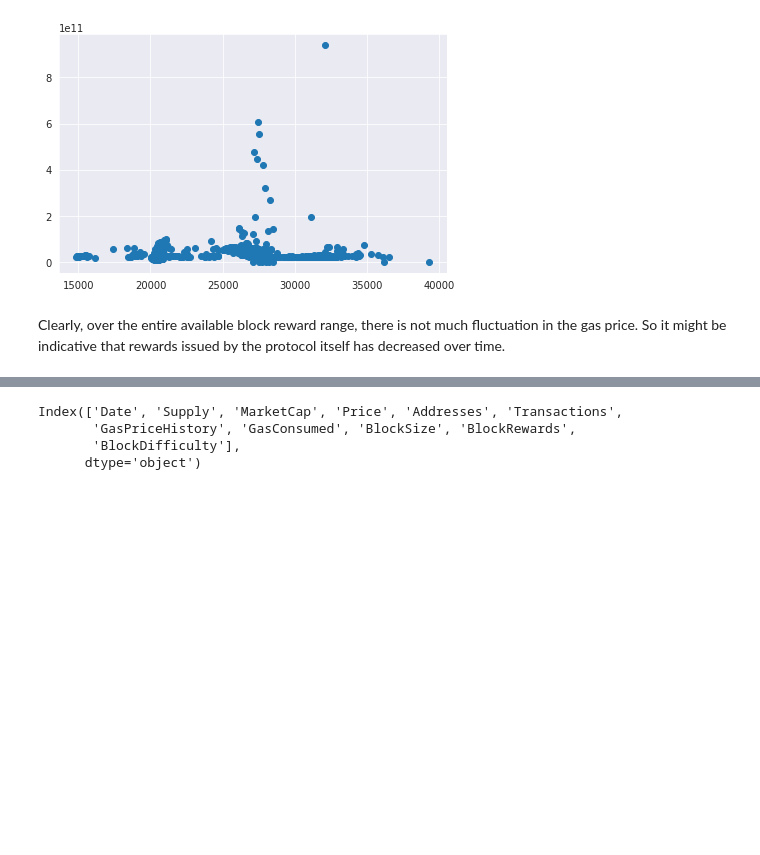
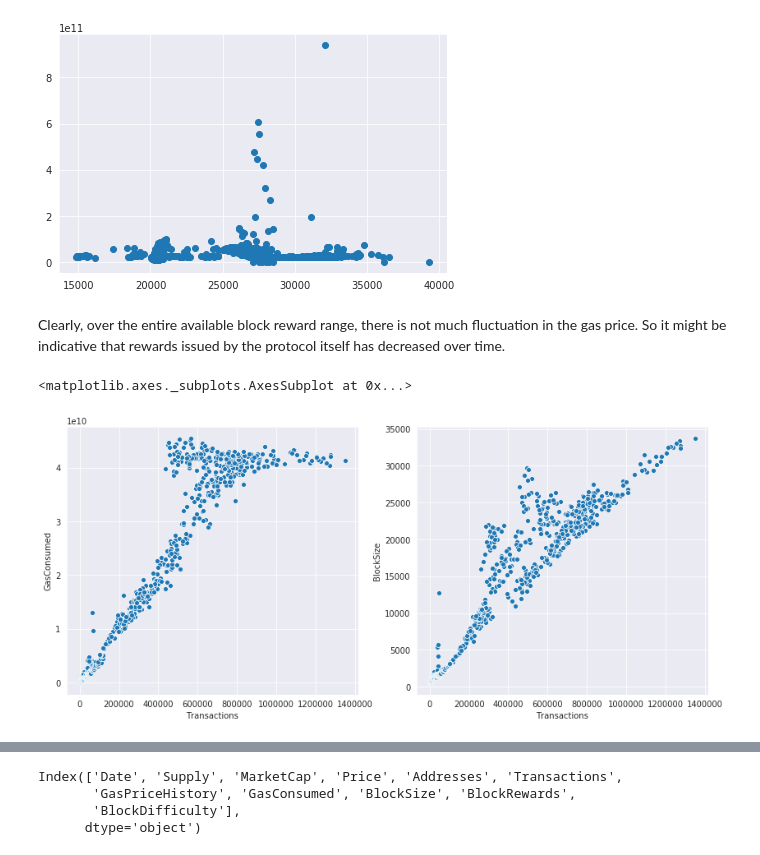
Before and after one commit to nabanitarimpi/Ethereum-data-analysis, a Jupyter notebook: crypto_curr.ipynb, the cells around one changed output, grey strips where cells are left out. Drawn from its saved outputs; the diff is of its cells as text; code cells hidden in the pictures; blank space fills up the shorter version.

```diff
--- a/crypto_curr.ipynb
+++ b/crypto_curr.ipynb
@@ -192,3 +192,10 @@ plt.tight_layout()
 [figure]
 # %% [markdown]
 Clearly, over the entire available block reward range, there is not much fluctuation in the gas price. So it might be indicative that rewards issued by the protocol itself has decreased over time.
+# %%
+fig, ax = plt.subplots(1, 2, figsize=(14,6))
+sns.scatterplot(x='Transactions', y='GasConsumed', data=crypt_df, ax=ax[0])
+sns.scatterplot(x='Transactions', y='BlockSize', data=crypt_df, ax=ax[1])
+# %% [output]
+<matplotlib.axes._subplots.AxesSubplot at 0x...>
+[figure, added]
```
Also changed, not shown: parts of 11 cells of this notebook.
